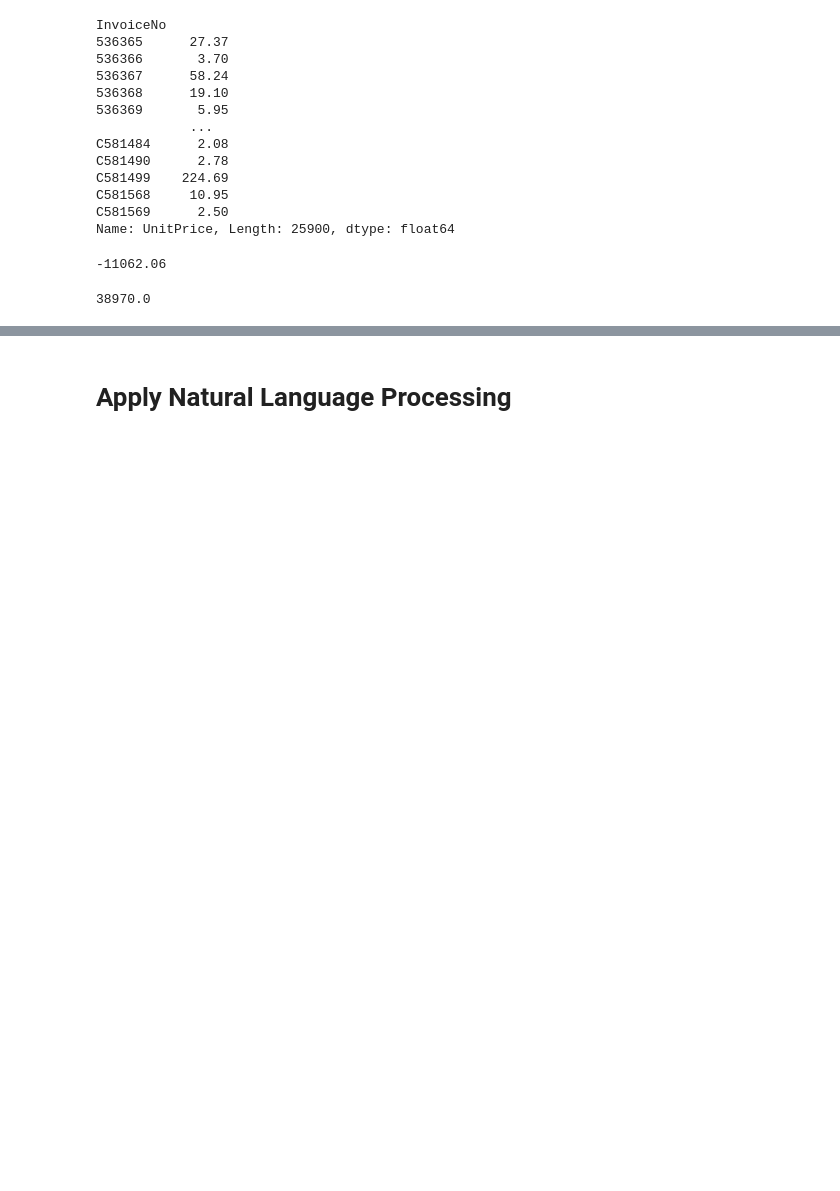
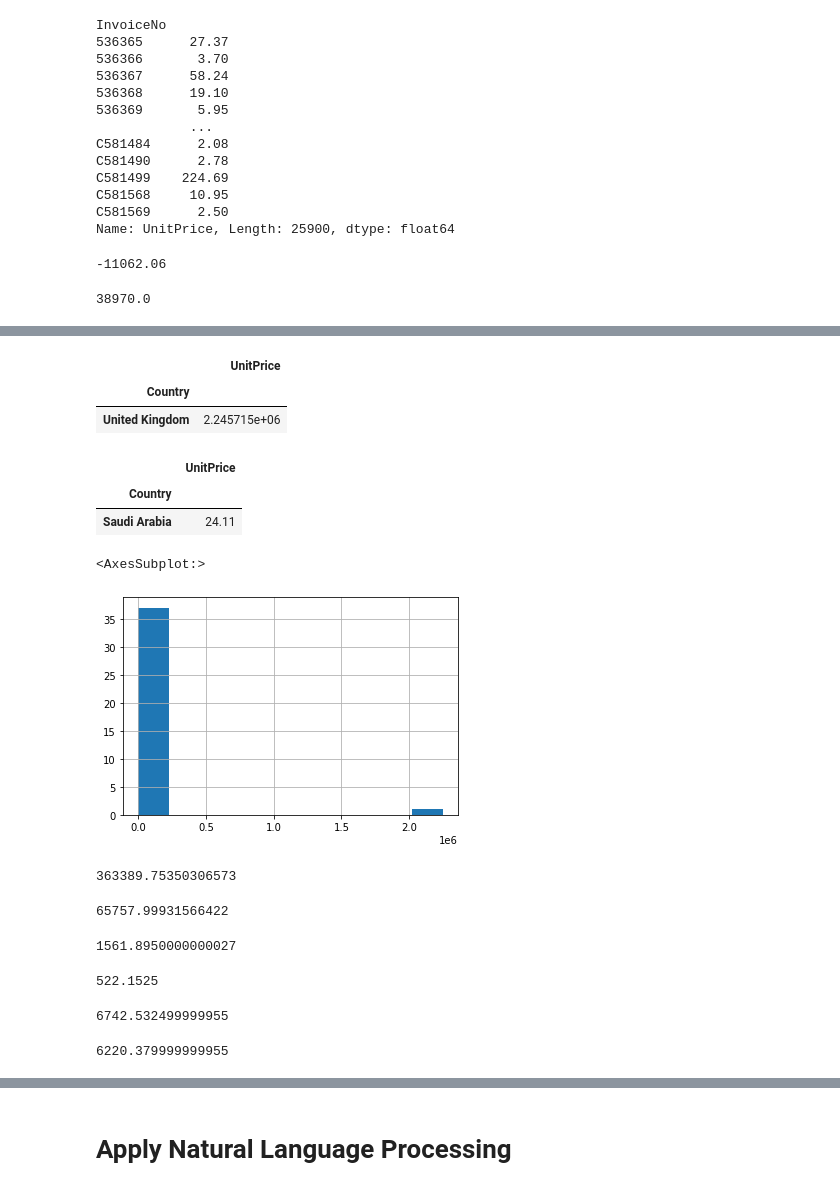
Before and after one commit to nonameforpirate/businessAnalysis, a Jupyter notebook: BusinessAnalysis.ipynb, the cells around one changed output, grey strips where cells are left out. Drawn from its saved outputs; the diff is of its cells as text; code cells hidden in the pictures; blank space fills up the shorter version.

```diff
--- a/BusinessAnalysis.ipynb
+++ b/BusinessAnalysis.ipynb
@@ -179,0 +363,3 @@ grp_invoice['UnitPrice'].hist(bins = 10)
+# %%
+#What is the total amount of money per country?
+data_country_sum = data_original[['Country','UnitPrice']].groupby('Country').agg(sum)
@@ -179,0 +387,50 @@ grp_invoice['UnitPrice'].hist(bins = 10)
+# %%
+#Which is the country with more sales?
+data_country_sum[data_country_sum['UnitPrice'] == data_country_sum['UnitPrice'].max()]
+# %% [output]
+|  | UnitPrice |
+| Country |  |
+| United Kingdom | 2.245715e+06 |
+# %%
+#Which is the country with less sales?
+data_country_sum[data_country_sum['UnitPrice'] == data_country_sum['UnitPrice'].min()]
+# %% [output]
+|  | UnitPrice |
+| Country |  |
+| Saudi Arabia | 24.11 |
+# %%
+#How is the distribution of my total sales? Skewed to the left.
+data_country_sum['UnitPrice'].hist()
+# %% [output]
+<AxesSubplot:>
+[figure, added]
+# %%
+#Total sales std
+data_country_sum['UnitPrice'].std()
+# %% [output]
+363389.75350306573
+# %%
+#Total sales mean
+data_country_sum['UnitPrice'].mean()
+# %% [output]
+65757.99931566422
+# %%
+#Total sales median
+data_country_sum['UnitPrice'].median()
+# %% [output]
+1561.8950000000027
+# %%
+#Total sales q1
+data_country_sum['UnitPrice'].quantile(0.25)
+# %% [output]
+522.1525
+# %%
+#Total sales q3
+data_country_sum['UnitPrice'].quantile(0.75)
+# %% [output]
+6742.532499999955
+# %%
+#Total sales iqr
+data_country_sum['UnitPrice'].quantile(0.75) - data_country_sum['UnitPrice'].quantile(0.25)
+# %% [output]
+6220.379999999955
```
Also changed, not shown: parts of 66 cells of this notebook.
